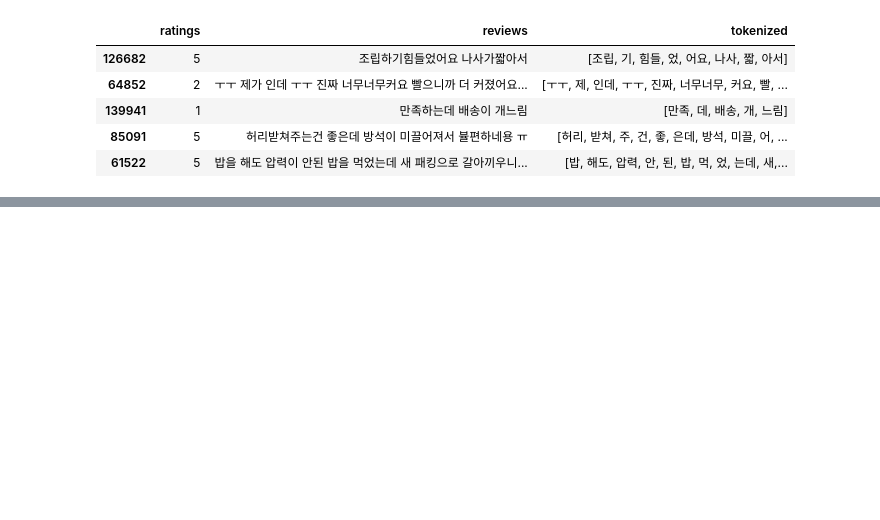
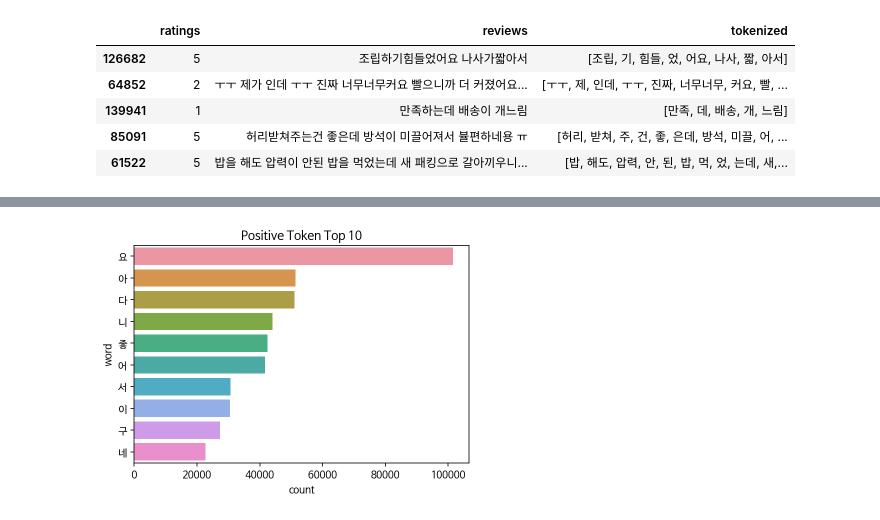
Before and after one commit to threegenie/sentiment_project, a Jupyter notebook: sentiment_project.ipynb, the cells around one changed output, grey strips where cells are left out. Cells and saved outputs as stored; diff of their text form; code cells hidden in the pictures; blank space fills up the shorter version.

```diff
--- a/sentiment_project.ipynb
+++ b/sentiment_project.ipynb
@@ -142,0 +268,7 @@ test.head()
+# %%
+sns.set_palette('GnBu')
+sns.barplot(x=pw['count'][:10],y=pw['word'][:10],orient='h')
+plt.title('Positive Token Top 10')
+plt.show()
+# %% [output]
+[figure, added]
```
Also changed, not shown: parts of 12 cells of this notebook.
